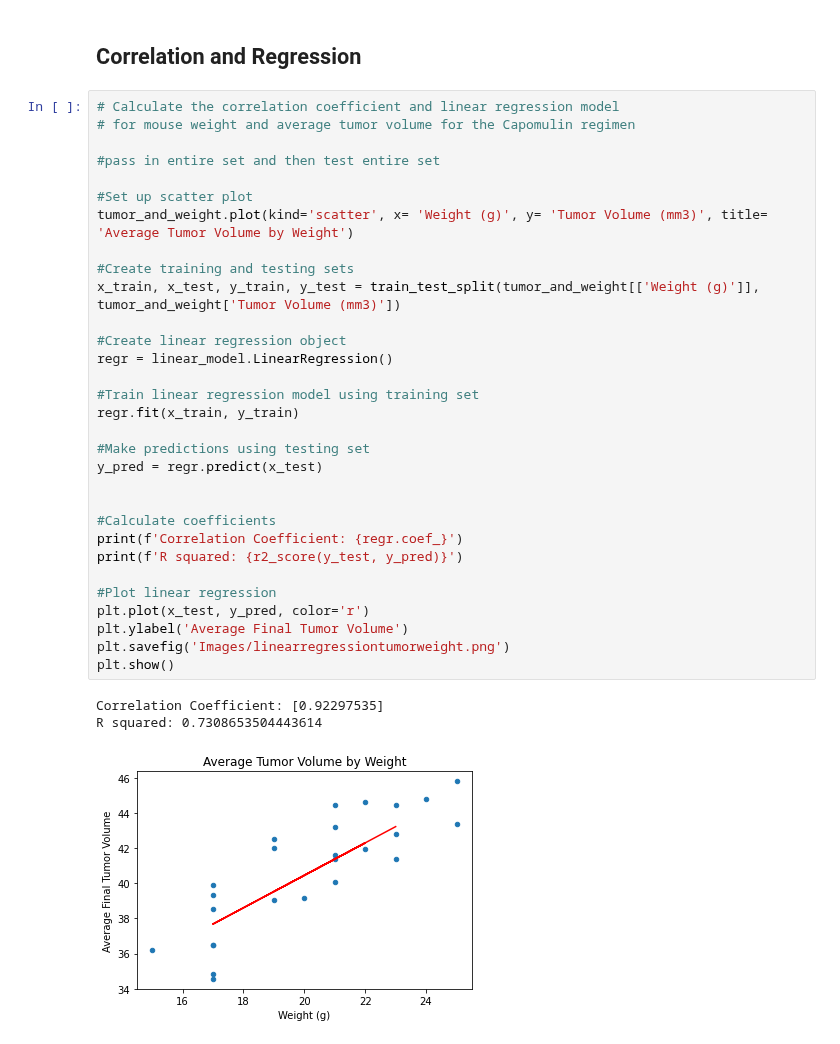
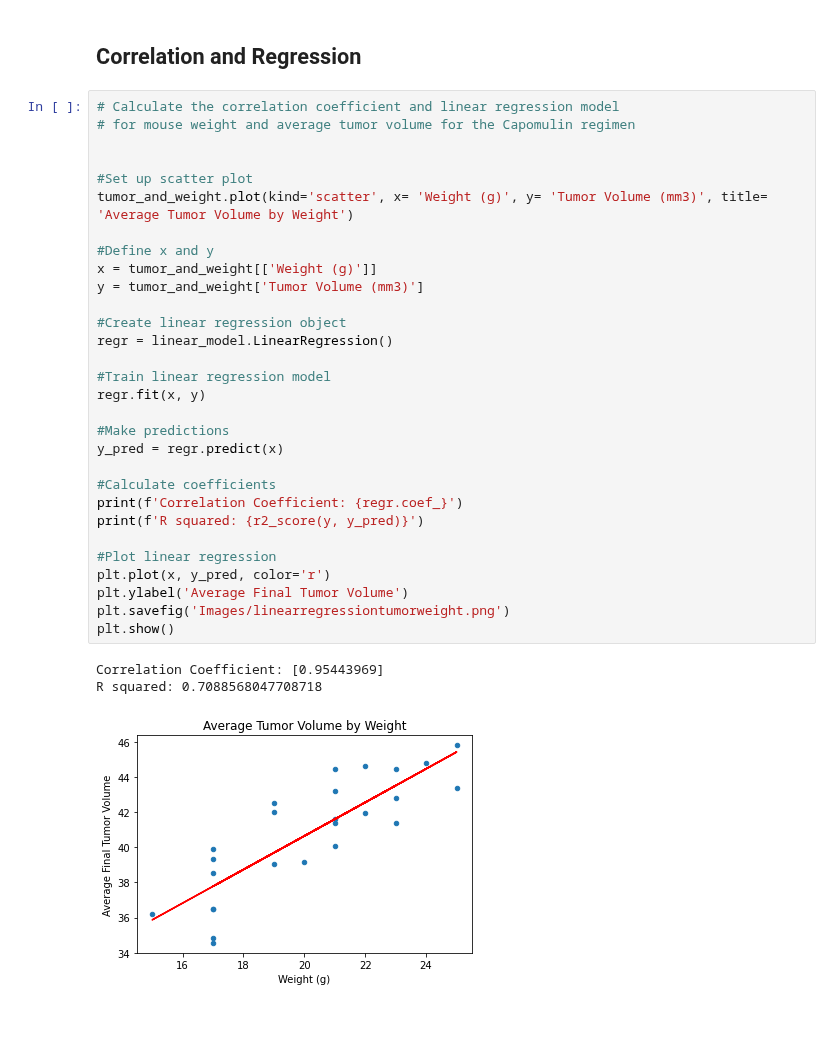
Before and after one commit to rebekahcallkacz/matplotlib-challenge, a Jupyter notebook: Pymaceuticals/main.ipynb, the cells around one changed output. Drawn from its saved outputs; the diff is of its cells as text.

```diff
--- a/Pymaceuticals/main.ipynb
+++ b/Pymaceuticals/main.ipynb
@@ -336,35 +289,34 @@ plt.show()
 # %%
 # Calculate the correlation coefficient and linear regression model
 # for mouse weight and average tumor volume for the Capomulin regimen
 
-#pass in entire set and then test entire set
 
 #Set up scatter plot
 tumor_and_weight.plot(kind='scatter', x= 'Weight (g)', y= 'Tumor Volume (mm3)', title= 'Average Tumor Volume by Weight')
 
-#Create training and testing sets
-x_train, x_test, y_train, y_test = train_test_split(tumor_and_weight[['Weight (g)']], tumor_and_weight['Tumor Volume (mm3)'])
+#Define x and y
+x = tumor_and_weight[['Weight (g)']]
+y = tumor_and_weight['Tumor Volume (mm3)']
 
 #Create linear regression object
 regr = linear_model.LinearRegression()
 
-#Train linear regression model using training set
-regr.fit(x_train, y_train)
+#Train linear regression model
+regr.fit(x, y)
 
-#Make predictions using testing set
-y_pred = regr.predict(x_test)
-
+#Make predictions
+y_pred = regr.predict(x)
 
 #Calculate coefficients
 print(f'Correlation Coefficient: {regr.coef_}')
-print(f'R squared: {r2_score(y_test, y_pred)}')
+print(f'R squared: {r2_score(y, y_pred)}')
 
 #Plot linear regression
-plt.plot(x_test, y_pred, color='r')
+plt.plot(x, y_pred, color='r')
 plt.ylabel('Average Final Tumor Volume')
 plt.savefig('Images/linearregressiontumorweight.png')
 plt.show()
 # %% [output]
-Correlation Coefficient: [0.92297535]
-R squared: 0.7308653504443614
+Correlation Coefficient: [0.95443969]
+R squared: 0.7088568047708718
-[figure, old version]
+[figure, new version]
```
Also changed, not shown: parts of 13 cells of this notebook, 3 other files.
